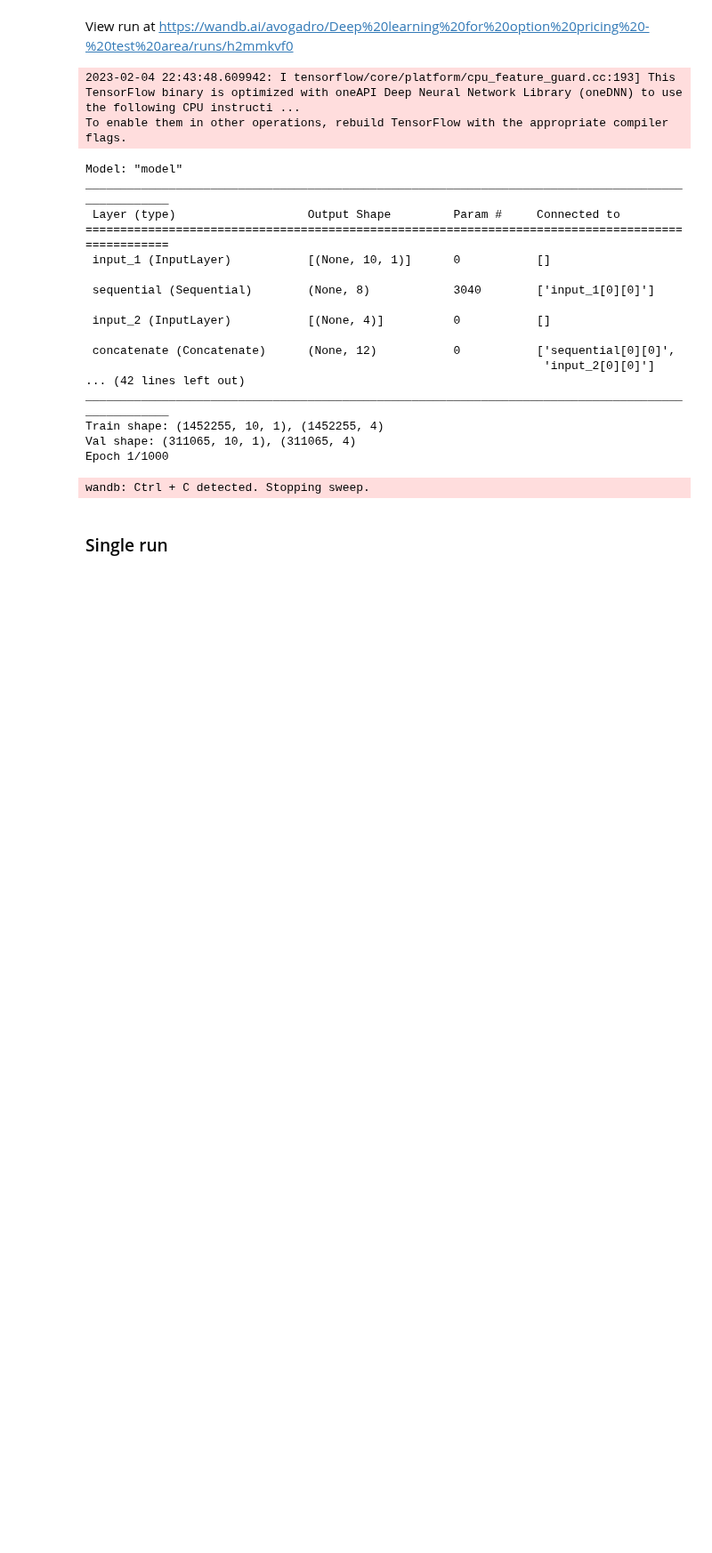
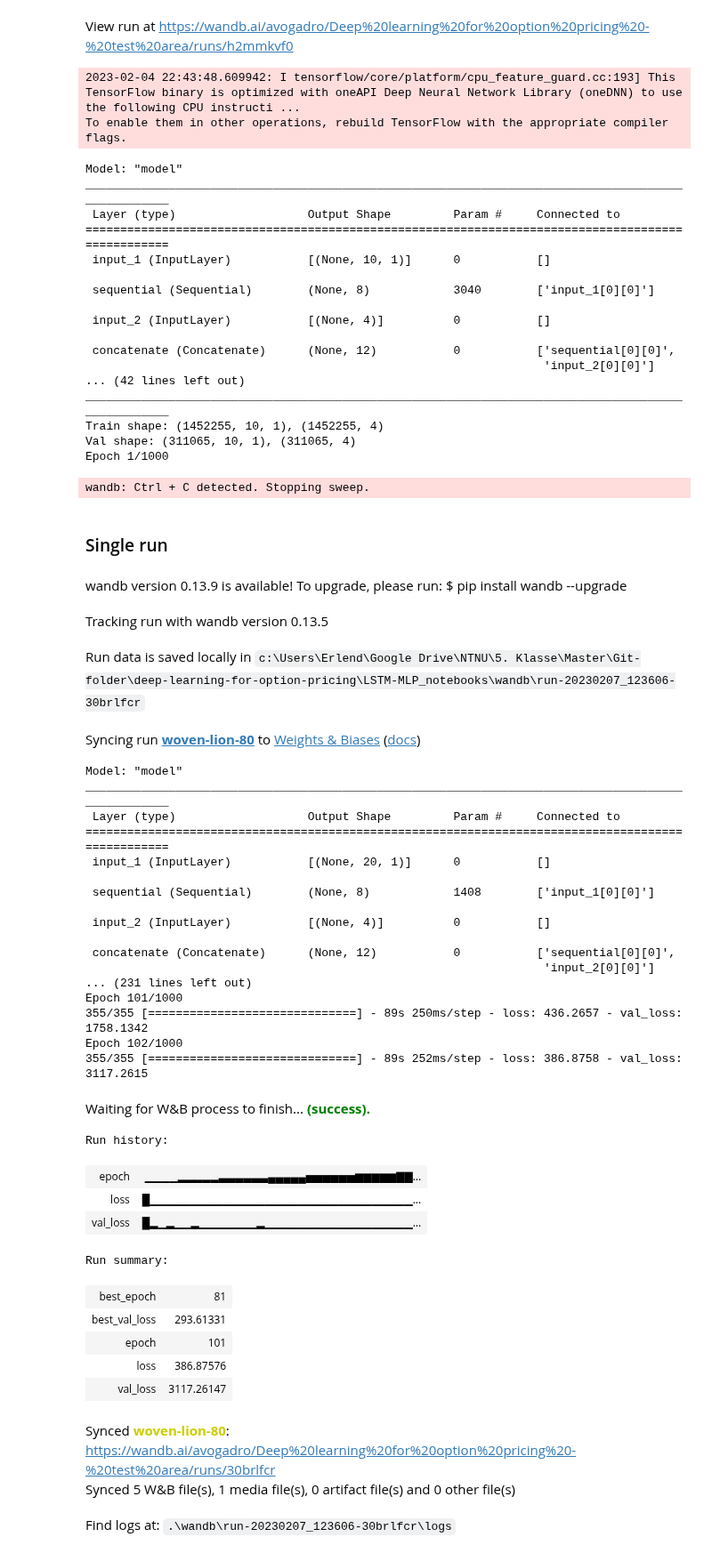
Before and after one commit to erlend-rygg/deep-learning-for-option-pricing, a Jupyter notebook: LSTM-MLP_notebooks/LSTM-MLP.ipynb, the cells around one changed output. Shown at 89% size. Saved outputs shown, nothing was run; the diff lists cells and outputs as text; code cells hidden in the pictures; blank space fills up the shorter version.

Commit message:
Shuffle training data

```diff
--- a/LSTM-MLP_notebooks/LSTM-MLP.ipynb
+++ b/LSTM-MLP_notebooks/LSTM-MLP.ipynb
@@ -95,15 +90,16 @@ bs_scaler = MinMaxScaler()
 train_x[1] = bs_scaler.fit_transform(train_x[1])
 val_x[1] = bs_scaler.transform(val_x[1])
 
+# Shuffle training set
+np.random.seed(0)
+shuffle = np.random.permutation(len(train_x[0]))
+train_x = [train_x[0][shuffle], train_x[1][shuffle]]
+train_y = train_y[shuffle]
+
 # Reshape data to fit LSTM
 train_x = [train_x[0].reshape(len(train_x[0]),time_steps,1), train_x[1]]
 val_x = [val_x[0].reshape(len(val_x[0]), time_steps, 1), val_x[1]]
 
-# Shuffle training set
-# WIP - Loss stays at 4-500 000 for the first epochs when used
-#shuffle = np.random.permutation(len(train_x[0]))
-#train_x = [train_x[0][shuffle], train_x[1][shuffle]]
-
 print(f'Train shape: {train_x[0].shape}, {train_x[1].shape}')
 print(f'Val shape: {val_x[0].shape}, {val_x[1].shape}')
 # %% [output]
@@ -308,20 +304,56 @@ wandb: Ctrl + C detected. Stopping sweep.
 # %% [markdown]
 ### Single run
 # %%
-'''config = {
+config = {
     'LSTM_units': 8,
     'MLP_units': 100,
     'LSTM_timesteps': 20,
     'LSTM_layers': 3,
     'MLP_layers': 4,
     'Bn_momentum': 0.99,
     'Lr': 0.01,
     'Lr_decay': 1,
     'Minibatch_size': 4096,
     'Min_delta': 1,
     'Patience': 20,
     'Num_features': 4,
     'Architecture': 'LSTM-MLP v.0.1',
-    'Dataset': '2022: Val split 01.11',
+    'Dataset': '2022: Val split 01.11 with shuffle',
 }
-trainer(config = config, project = 'Deep learning for option pricing - test area')'''
+trainer(config = config, project = 'Deep learning for option pricing - test area')
+# %% [output]
+wandb version 0.13.9 is available! To upgrade, please run: $ pip install wandb --upgrade
+Tracking run with wandb version 0.13.5
+Run data is saved locally in c:\Users\Erlend\Google Drive\NTNU\5. Klasse\Master\Git-folder\deep-learning-for-option-pricing\LSTM-MLP_notebooks\wandb\run-20230207_123606-30brlfcr
+Syncing run woven-lion-80 to Weights & Biases (docs)
+Model: "model"
+__________________________________________________________________________________________________
+ Layer (type)                   Output Shape         Param #     Connected to
+==================================================================================================
+ input_1 (InputLayer)           [(None, 20, 1)]      0           []
+
+ sequential (Sequential)        (None, 8)            1408        ['input_1[0][0]']
+
+ input_2 (InputLayer)           [(None, 4)]          0           []
+
+ concatenate (Concatenate)      (None, 12)           0           ['sequential[0][0]',
+                                                                  'input_2[0][0]']
+... (231 lines left out)
+Epoch 101/1000
+355/355 [==============================] - 89s 250ms/step - loss: 436.2657 - val_loss: 1758.1342
+Epoch 102/1000
+355/355 [==============================] - 89s 252ms/step - loss: 386.8758 - val_loss: 3117.2615
+Waiting for W&B process to finish... (success).
+Run history:
+| epoch | ▁▁▁▁▂▂▂▂▂▃▃▃▃▃▃▄▄▄▄▄▅▅▅▅▅▅▆▆▆▆▆▇▇... |
+| loss | █▁▁▁▁▁▁▁▁▁▁▁▁▁▁▁▁▁▁▁▁▁▁▁▁▁▁▁▁▁▁▁▁... |
+| val_loss | █▂▁▂▁▁▂▁▁▁▁▁▁▁▂▁▁▁▁▁▁▁▁▁▁▁▁▁▁▁▁▁▁... |
+Run summary:
+| best_epoch | 81 |
+| best_val_loss | 293.61331 |
+| epoch | 101 |
+| loss | 386.87576 |
+| val_loss | 3117.26147 |
+Synced woven-lion-80: https://wandb.ai/avogadro/Deep%20learning%20for%20option%20pricing%20-%20test%20area/runs/30brlfcr
+Synced 5 W&B file(s), 1 media file(s), 0 artifact file(s) and 0 other file(s)
+Find logs at: .\wandb\run-20230207_123606-30brlfcr\logs
```
Also changed, not shown: parts of 3 cells of this notebook.
